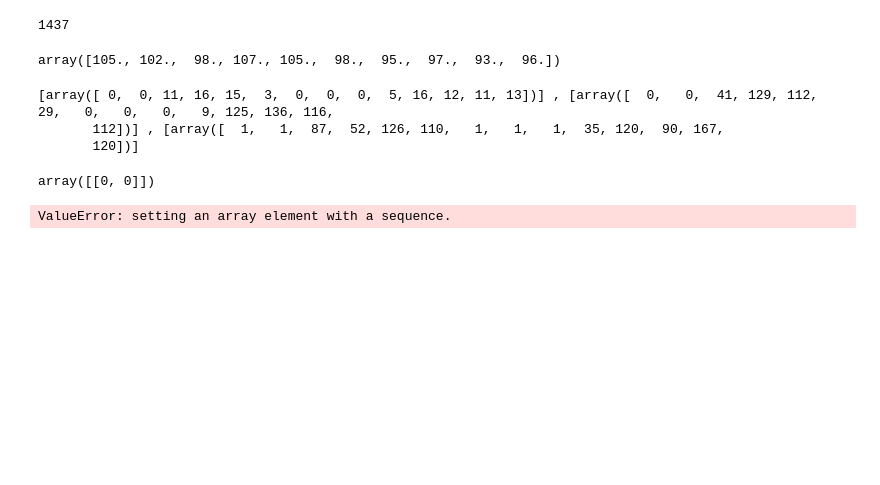
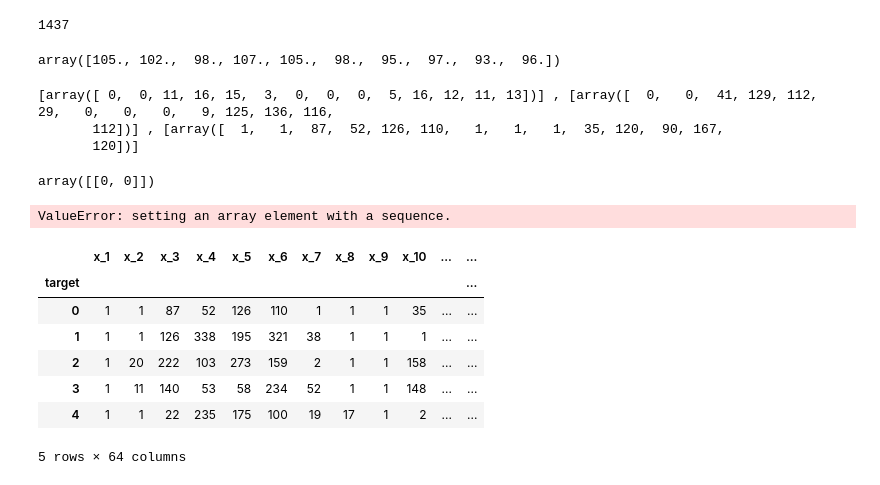
Before and after one commit to syber2020/Smart-Contract-To-Predict, a Jupyter notebook: 2022-Submission Work/PCA-MNIST-F1.ipynb, the cells around one changed output. Cells and saved outputs as stored; diff of their text form; code cells hidden in the pictures; blank space fills up the shorter version.

```diff
--- a/2022-Submission Work/PCA-MNIST-F1.ipynb
+++ b/2022-Submission Work/PCA-MNIST-F1.ipynb
@@ -244,6 +244,17 @@ array([[0, 0]])
 GNB(x,m,v)
 # %% [output]
 ValueError: setting an array element with a sequence.
+# %%
+df_var.head()
+# %% [output]
+|  | x_1 | x_2 | x_3 | x_4 | x_5 | x_6 | x_7 | x_8 | x_9 | x_10 | ... | ... |
+| target |  |  |  |  |  |  |  |  |  |  |  | ... |
+| 0 | 1 | 1 | 87 | 52 | 126 | 110 | 1 | 1 | 1 | 35 | ... | ... |
+| 1 | 1 | 1 | 126 | 338 | 195 | 321 | 38 | 1 | 1 | 1 | ... | ... |
+| 2 | 1 | 20 | 222 | 103 | 273 | 159 | 2 | 1 | 1 | 158 | ... | ... |
+| 3 | 1 | 11 | 140 | 53 | 58 | 234 | 52 | 1 | 1 | 148 | ... | ... |
+| 4 | 1 | 1 | 22 | 235 | 175 | 100 | 19 | 17 | 1 | 2 | ... | ... |
+5 rows × 64 columns
 # %%
 import matplotlib.pyplot as plt
 import json
```
Also changed, not shown: parts of 18 cells of this notebook, 1 other file.
